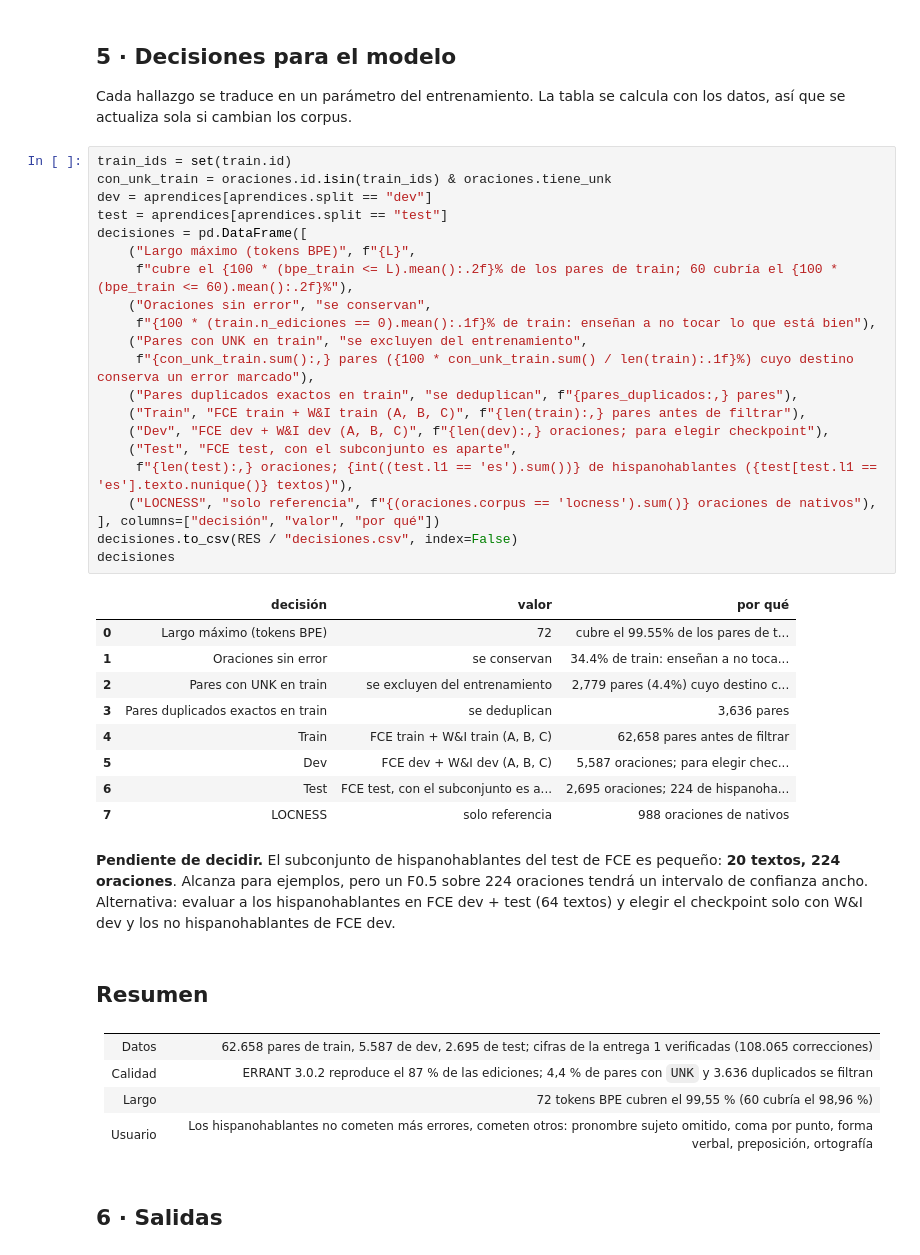
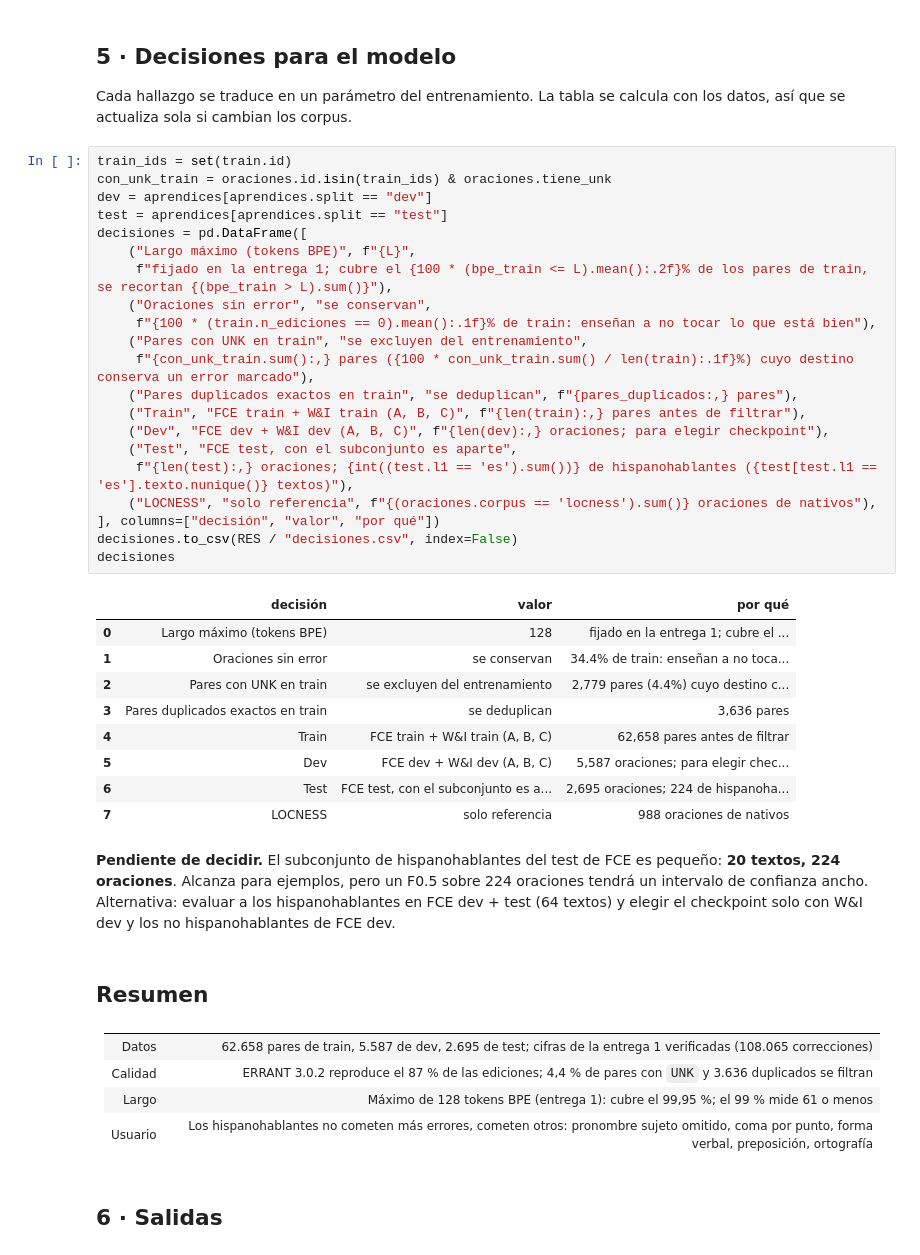
Before and after one commit to CamiloGarcia06/maestria-pln, a Jupyter notebook: proyecto-final/notebooks/01_analisis_datos.ipynb, the cells around one changed output. Saved outputs shown, nothing was run; the diff lists cells and outputs as text.

```diff
--- a/proyecto-final/notebooks/01_analisis_datos.ipynb
+++ b/proyecto-final/notebooks/01_analisis_datos.ipynb
@@ -567,27 +567,27 @@ Cada hallazgo se traduce en un parámetro del entrenamiento. La tabla se calcula
 # %%
 train_ids = set(train.id)
 con_unk_train = oraciones.id.isin(train_ids) & oraciones.tiene_unk
 dev = aprendices[aprendices.split == "dev"]
 test = aprendices[aprendices.split == "test"]
 decisiones = pd.DataFrame([
     ("Largo máximo (tokens BPE)", f"{L}",
-     f"cubre el {100 * (bpe_train <= L).mean():.2f}% de los pares de train; 60 cubría el {100 * (bpe_train <= 60).mean():.2f}%"),
+     f"fijado en la entrega 1; cubre el {100 * (bpe_train <= L).mean():.2f}% de los pares de train, se recortan {(bpe_train > L).sum()}"),
     ("Oraciones sin error", "se conservan",
      f"{100 * (train.n_ediciones == 0).mean():.1f}% de train: enseñan a no tocar lo que está bien"),
     ("Pares con UNK en train", "se excluyen del entrenamiento",
      f"{con_unk_train.sum():,} pares ({100 * con_unk_train.sum() / len(train):.1f}%) cuyo destino conserva un error marcado"),
     ("Pares duplicados exactos en train", "se deduplican", f"{pares_duplicados:,} pares"),
     ("Train", "FCE train + W&I train (A, B, C)", f"{len(train):,} pares antes de filtrar"),
     ("Dev", "FCE dev + W&I dev (A, B, C)", f"{len(dev):,} oraciones; para elegir checkpoint"),
     ("Test", "FCE test, con el subconjunto es aparte",
      f"{len(test):,} oraciones; {int((test.l1 == 'es').sum())} de hispanohablantes ({test[test.l1 == 'es'].texto.nunique()} textos)"),
     ("LOCNESS", "solo referencia", f"{(oraciones.corpus == 'locness').sum()} oraciones de nativos"),
 ], columns=["decisión", "valor", "por qué"])
 decisiones.to_csv(RES / "decisiones.csv", index=False)
 decisiones
 # %% [output]
 |  | decisión | valor | por qué |
-| 0 | Largo máximo (tokens BPE) | 72 | cubre el 99.55% de los pares de t... |
+| 0 | Largo máximo (tokens BPE) | 128 | fijado en la entrega 1; cubre el ... |
 | 1 | Oraciones sin error | se conservan | 34.4% de train: enseñan a no toca... |
 | 2 | Pares con UNK en train | se excluyen del entrenamiento | 2,779 pares (4.4%) cuyo destino c... |
 | 3 | Pares duplicados exactos en train | se deduplican | 3,636 pares |
@@ -604,7 +604,7 @@ decisiones
 |---|---|
 | Datos | 62.658 pares de train, 5.587 de dev, 2.695 de test; cifras de la entrega 1 verificadas (108.065 correcciones) |
 | Calidad | ERRANT 3.0.2 reproduce el 87 % de las ediciones; 4,4 % de pares con `UNK` y 3.636 duplicados se filtran |
-| Largo | 72 tokens BPE cubren el 99,55 % (60 cubría el 98,96 %) |
+| Largo | Máximo de 128 tokens BPE (entrega 1): cubre el 99,95 %; el 99 % mide 61 o menos |
 | Usuario | Los hispanohablantes no cometen más errores, cometen otros: pronombre sujeto omitido, coma por punto, forma verbal, preposición, ortografía |
 # %% [markdown]
 ## 6 · Salidas
```
Also changed, not shown: parts of 4 cells of this notebook, 2 other files.
